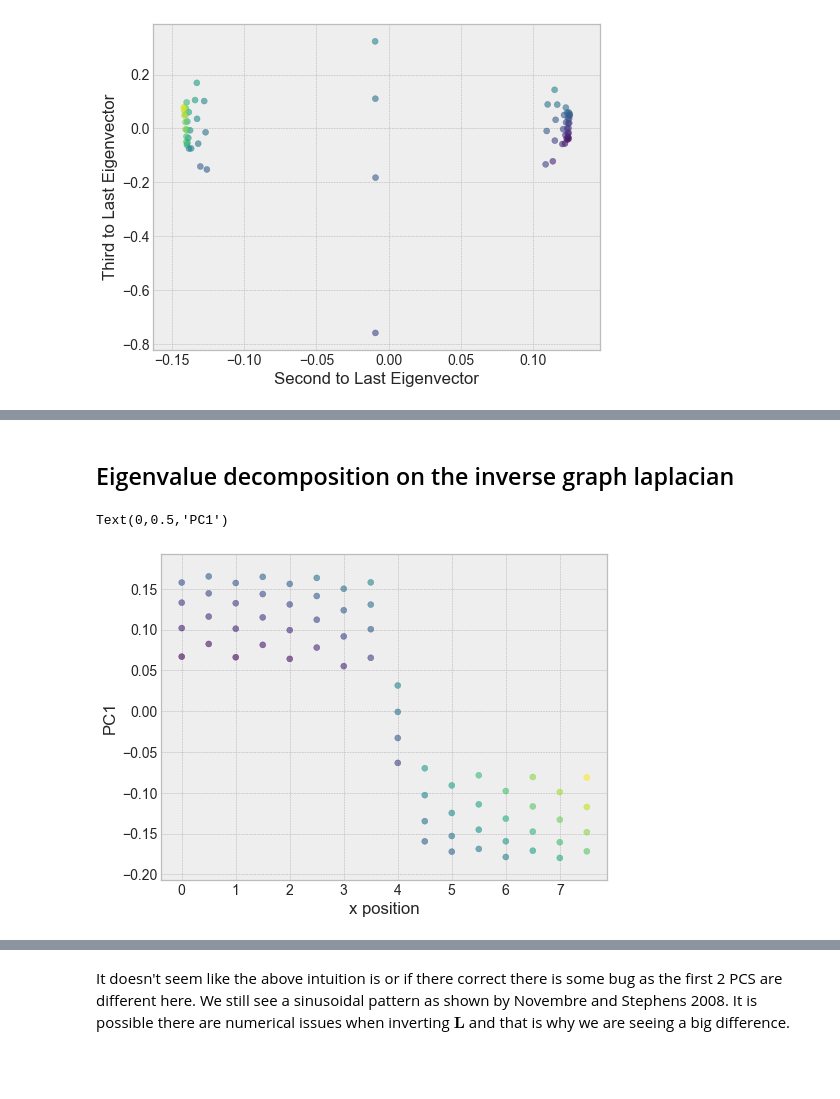
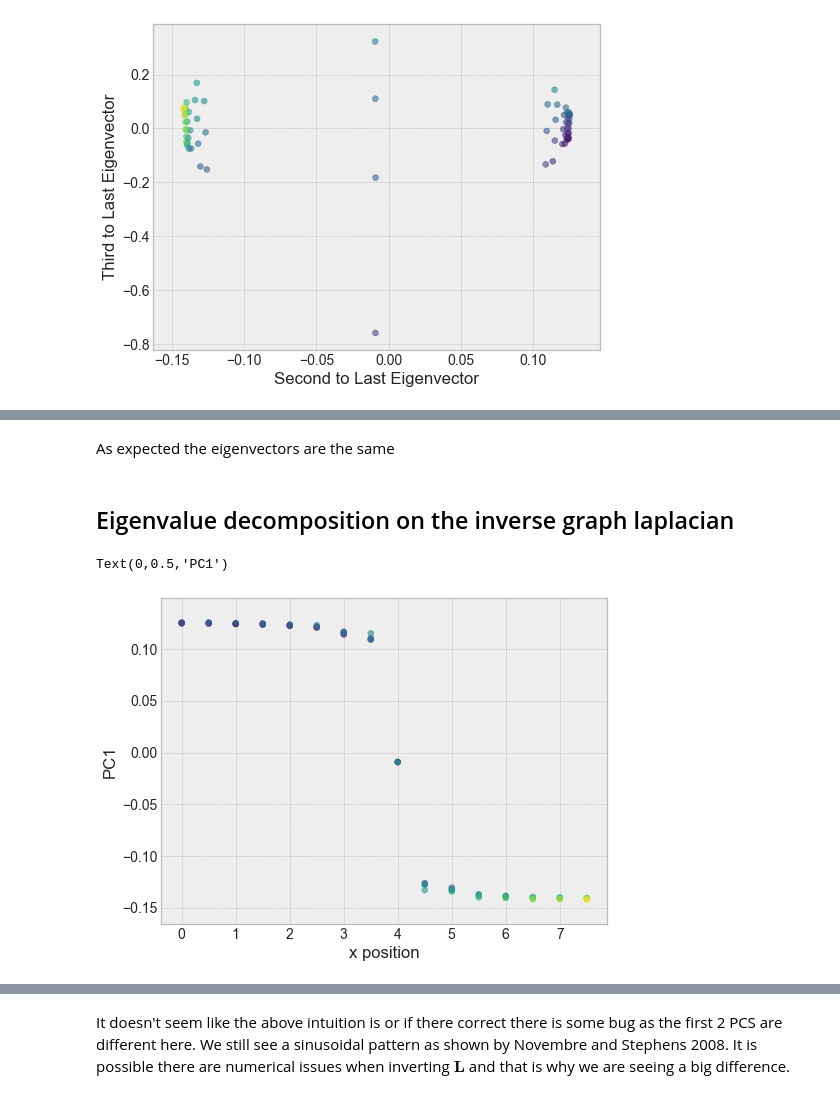
Before and after one commit to jhmarcus/spatial-random-walk, a Jupyter notebook: notebooks/isolation_by_srw.ipynb, the cells around one changed output, grey strips where cells are left out. Drawn from its saved outputs; the diff is of its cells as text; code cells hidden in the pictures; blank space fills up the shorter version.

```diff
--- a/notebooks/isolation_by_srw.ipynb
+++ b/notebooks/isolation_by_srw.ipynb
@@ -264,16 +308,17 @@ We see that it matches the PCA performed on the simulated genotype data
+# %% [markdown]
+As expected the eigenvectors are the same
 # %% [markdown]
 ## Eigenvalue decomposition on the inverse graph laplacian
 # %%
-lamb, v = np.linalg.eigh(pinv(h.l))
+lamb, v = np.linalg.eigh(pinvh(h.l, cond=1e-15))
 eig = [(abs(lamb[i]), v[:,i]) for i in range(len(lamb))]
 eig.sort(key=lambda x: x[0], reverse=True)
-eig = eig[1:]
 lambs = np.array(list(map(lambda x: x[0], eig)))
 pves = lambs / np.sum(lambs)
 # %%
-plt.scatter(h.s[:,0], -eig[0][1], c=h.s[:,0]**2 + (np.sqrt(h.d) / 2) * h.s[:,1], alpha=.6, cmap=cm.viridis)
+plt.scatter(h.s[:,0], eig[0][1], c=h.s[:,0]**2 + (np.sqrt(h.d) / 2) * h.s[:,1], alpha=.6, cmap=cm.viridis)
 plt.xlabel('x position')
 plt.ylabel('PC1')
 # %% [output]
 Text(0,0.5,'PC1')
-[figure, old version]
+[figure, new version]
```
Also changed, not shown: parts of 21 cells of this notebook, 1 other file.
